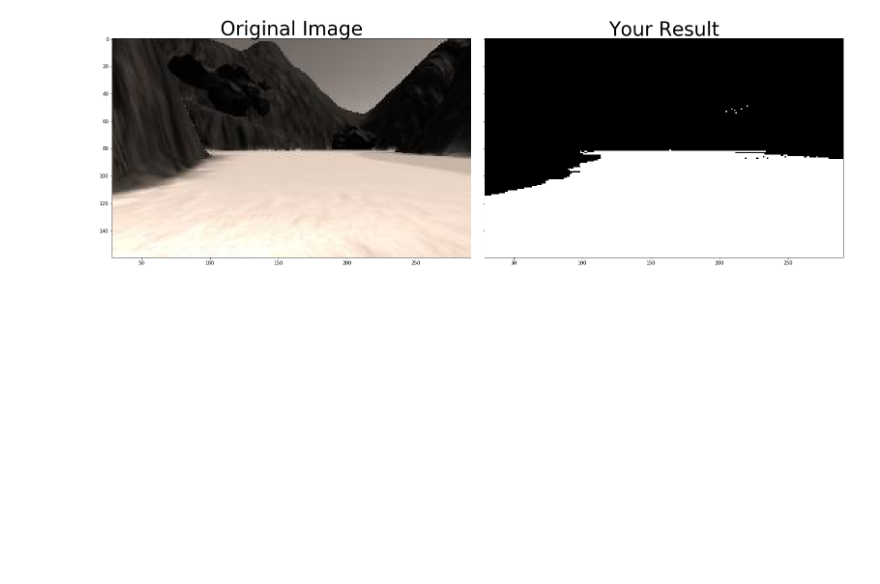
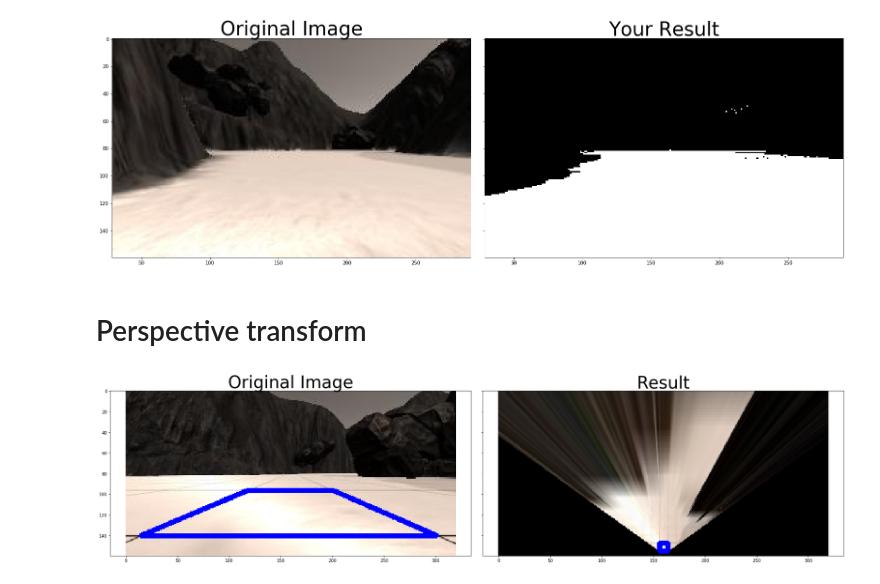
Before and after one commit to Nickolaim/udacity_rover_sim, a Jupyter notebook: perseption.ipynb, the cells around one changed output. Drawn from its saved outputs; the diff is of its cells as text; code cells hidden in the pictures; blank space fills up the shorter version.

```diff
--- a/perseption.ipynb
+++ b/perseption.ipynb
@@ -76,3 +76,48 @@ plt.subplots_adjust(left=0., right=1, top=0.9, bottom=0.)
 plt.show()
 # %% [output]
 [figure]
+# %% [markdown]
+# Perspective transform
+# %%
+import cv2
+
+image = mpimg.imread('data/example_grid1.jpg')
+
+def perspect_transform(img, src, dst):
+
+    # Get transform matrix using cv2.getPerspectivTransform()
+    M = cv2.getPerspectiveTransform(src, dst)
+    # Warp image using cv2.warpPerspective()
+    # keep same size as input image
+    warped = cv2.warpPerspective(img, M, (img.shape[1], img.shape[0]))
+    # Return the result
+    return warped
+
+
+source = np.float32([[14, 140], [301 ,140],[200, 96], [118, 96]])
+dest_half_size = 4
+dest_size = dest_half_size * 2
+dest_center_x = image.shape[1] / 2
+dest_start_y = image.shape[0] - 5
+
+destination = np.float32([[dest_center_x - dest_half_size, dest_start_y],
+                 [dest_center_x + dest_half_size, dest_start_y],
+                 [dest_center_x + dest_half_size, dest_start_y - dest_size],
+                 [dest_center_x - dest_half_size, dest_start_y - dest_size]])
+
+warped = perspect_transform(image, source, destination)
+# Draw Source and destination points on images (in blue) before plotting
+cv2.polylines(image, np.int32([source]), True, (0, 0, 255), 3)
+cv2.polylines(warped, np.int32([destination]), True, (0, 0, 255), 3)
+# Display the original image and binary
+f, (ax1, ax2) = plt.subplots(1, 2, figsize=(24, 6), sharey=True)
+f.tight_layout()
+ax1.imshow(image)
+ax1.set_title('Original Image', fontsize=40)
+
+ax2.imshow(warped, cmap='gray')
+ax2.set_title('Result', fontsize=40)
+plt.subplots_adjust(left=0., right=1, top=0.9, bottom=0.)
+plt.show() # Uncomment if running on your local machine
+# %% [output]
+[figure, added]
```
Also changed, not shown: parts of 4 cells of this notebook, 1 other file.
